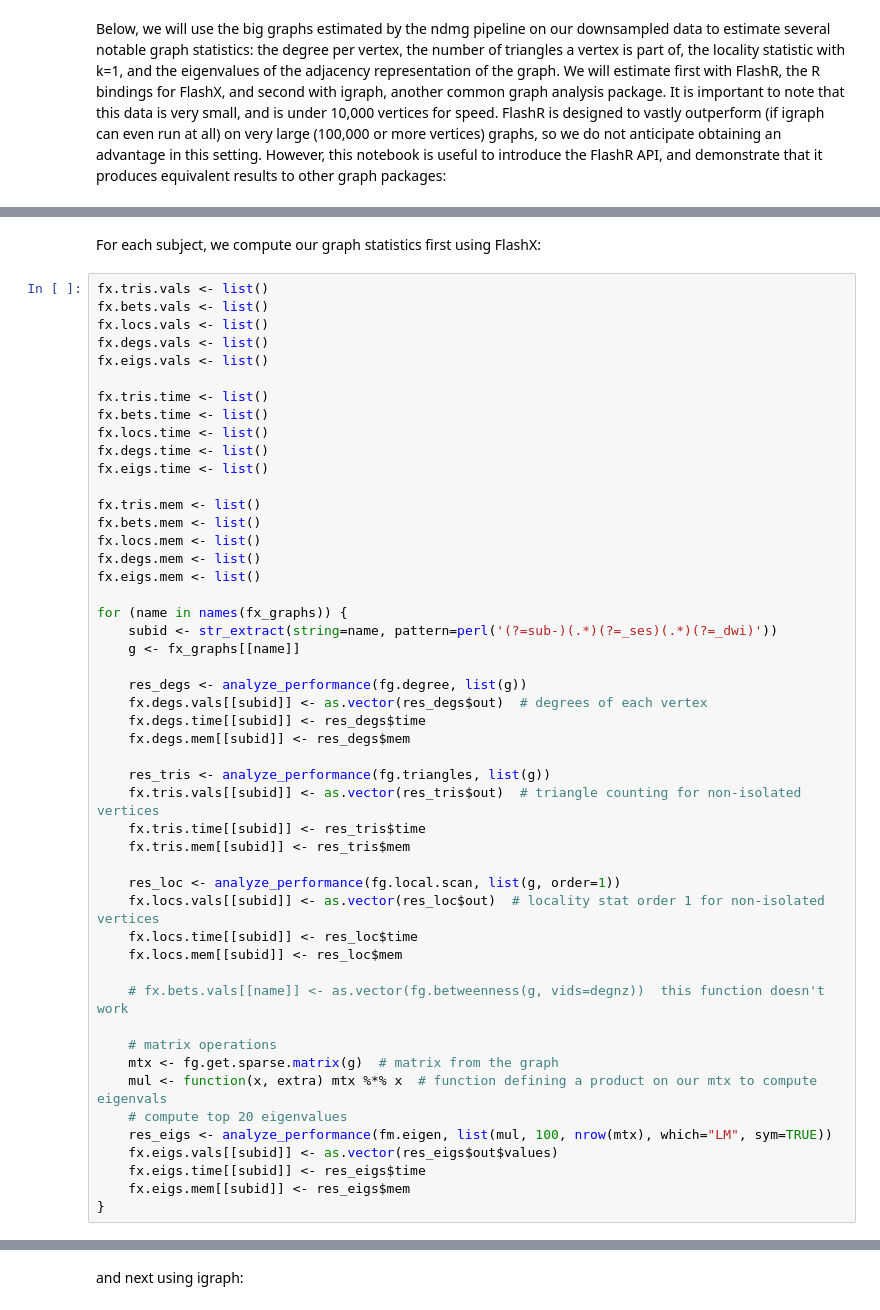
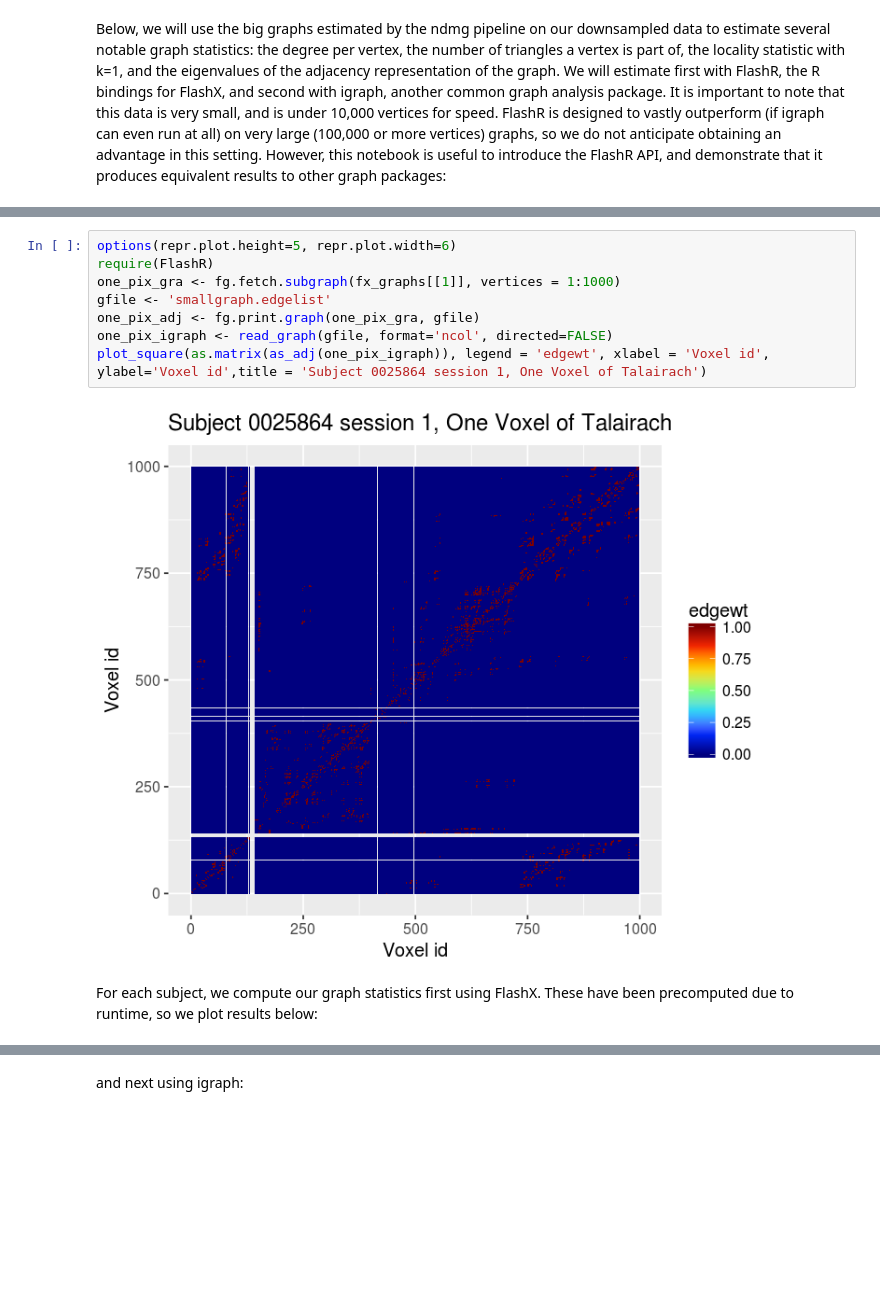
Before and after one commit to neurodata/mrilab, a Jupyter notebook: ndmg_bg_full/for_user/flashx-igraph_ndmg_notebook.ipynb, the cells around one changed output, grey strips where cells are left out. Saved outputs shown, nothing was run; the diff lists cells and outputs as text; blank space fills up the shorter version.

```diff
--- a/ndmg_bg_full/for_user/flashx-igraph_ndmg_notebook.ipynb
+++ b/ndmg_bg_full/for_user/flashx-igraph_ndmg_notebook.ipynb
@@ -68,51 +76,12 @@ hell_dist <- function(a, b) {
+# %%
+options(repr.plot.height=5, repr.plot.width=6)
+require(FlashR)
+one_pix_gra <- fg.fetch.subgraph(fx_graphs[[1]], vertices = 1:1000)
+gfile <- 'smallgraph.edgelist'
+one_pix_adj <- fg.print.graph(one_pix_gra, gfile)
+one_pix_igraph <- read_graph(gfile, format='ncol', directed=FALSE)
+plot_square(as.matrix(as_adj(one_pix_igraph)), legend = 'edgewt', xlabel = 'Voxel id', ylabel='Voxel id',title = 'Subject 0025864 session 1, One Voxel of Talairach')
+# %% [output]
+[figure, added]
 # %% [markdown]
-For each subject, we compute our graph statistics first using FlashX:
+For each subject, we compute our graph statistics first using FlashX. These have been precomputed due to runtime, so we plot results below:
-# %%
-fx.tris.vals <- list()
-fx.bets.vals <- list()
-fx.locs.vals <- list()
-fx.degs.vals <- list()
-fx.eigs.vals <- list()
-
-fx.tris.time <- list()
-fx.bets.time <- list()
-fx.locs.time <- list()
-fx.degs.time <- list()
-fx.eigs.time <- list()
-
-fx.tris.mem <- list()
-fx.bets.mem <- list()
-fx.locs.mem <- list()
-fx.degs.mem <- list()
-fx.eigs.mem <- list()
-
-for (name in names(fx_graphs)) {
-    subid <- str_extract(string=name, pattern=perl('(?=sub-)(.*)(?=_ses)(.*)(?=_dwi)'))
-    g <- fx_graphs[[name]]
-
-    res_degs <- analyze_performance(fg.degree, list(g))
-    fx.degs.vals[[subid]] <- as.vector(res_degs$out)  # degrees of each vertex
-    fx.degs.time[[subid]] <- res_degs$time
-    fx.degs.mem[[subid]] <- res_degs$mem
-
-    res_tris <- analyze_performance(fg.triangles, list(g))
-    fx.tris.vals[[subid]] <- as.vector(res_tris$out)  # triangle counting for non-isolated vertices
-    fx.tris.time[[subid]] <- res_tris$time
-    fx.tris.mem[[subid]] <- res_tris$mem
-
-    res_loc <- analyze_performance(fg.local.scan, list(g, order=1))
-    fx.locs.vals[[subid]] <- as.vector(res_loc$out)  # locality stat order 1 for non-isolated vertices
-    fx.locs.time[[subid]] <- res_loc$time
-    fx.locs.mem[[subid]] <- res_loc$mem
-
-    # fx.bets.vals[[name]] <- as.vector(fg.betweenness(g, vids=degnz))  this function doesn't work
-
-    # matrix operations
-    mtx <- fg.get.sparse.matrix(g)  # matrix from the graph
-    mul <- function(x, extra) mtx %*% x  # function defining a product on our mtx to compute eigenvals
-    # compute top 20 eigenvalues
-    res_eigs <- analyze_performance(fm.eigen, list(mul, 100, nrow(mtx), which="LM", sym=TRUE))
-    fx.eigs.vals[[subid]] <- as.vector(res_eigs$out$values)
-    fx.eigs.time[[subid]] <- res_eigs$time
-    fx.eigs.mem[[subid]] <- res_eigs$mem
-}
```
Also changed, not shown: parts of 12 cells of this notebook, 3 other files.
